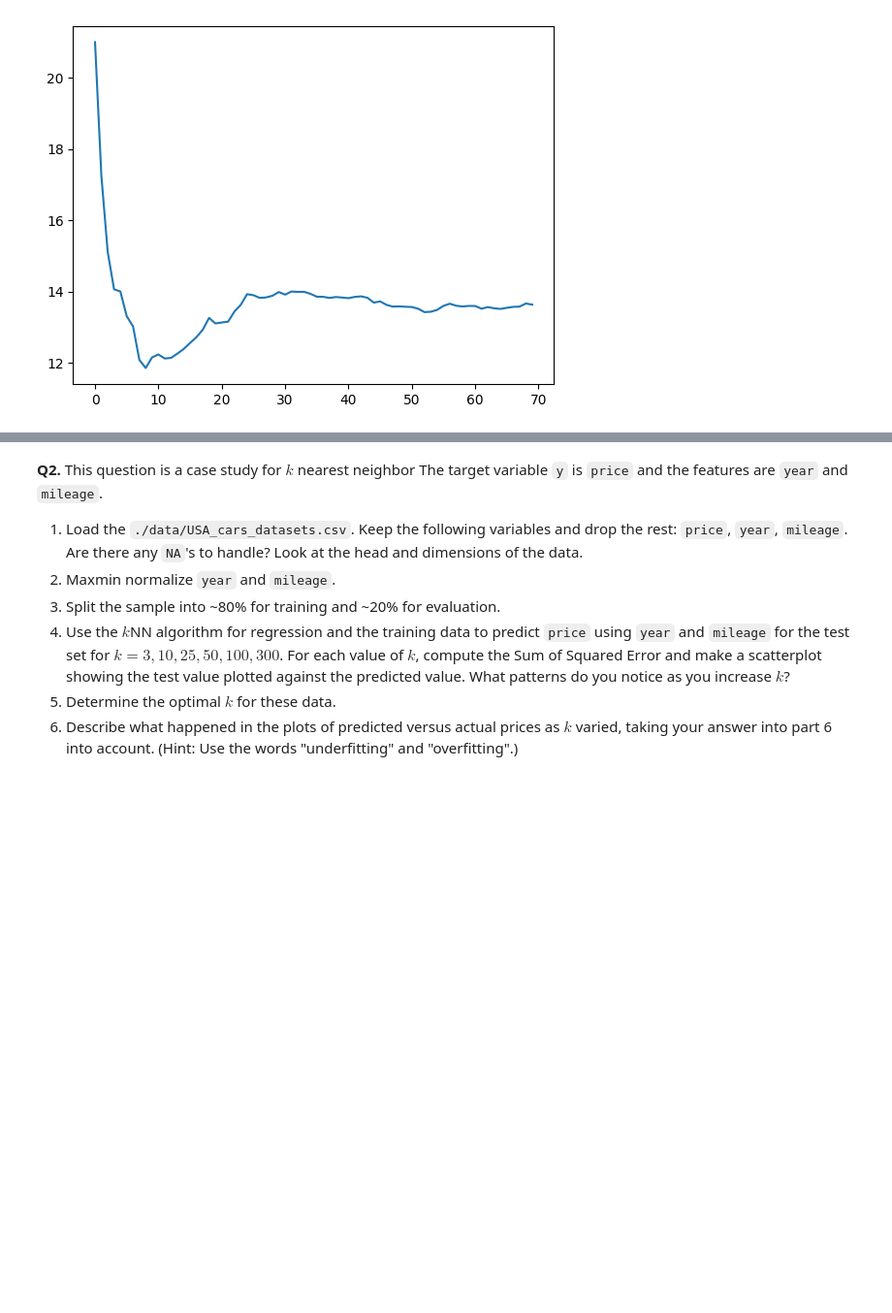
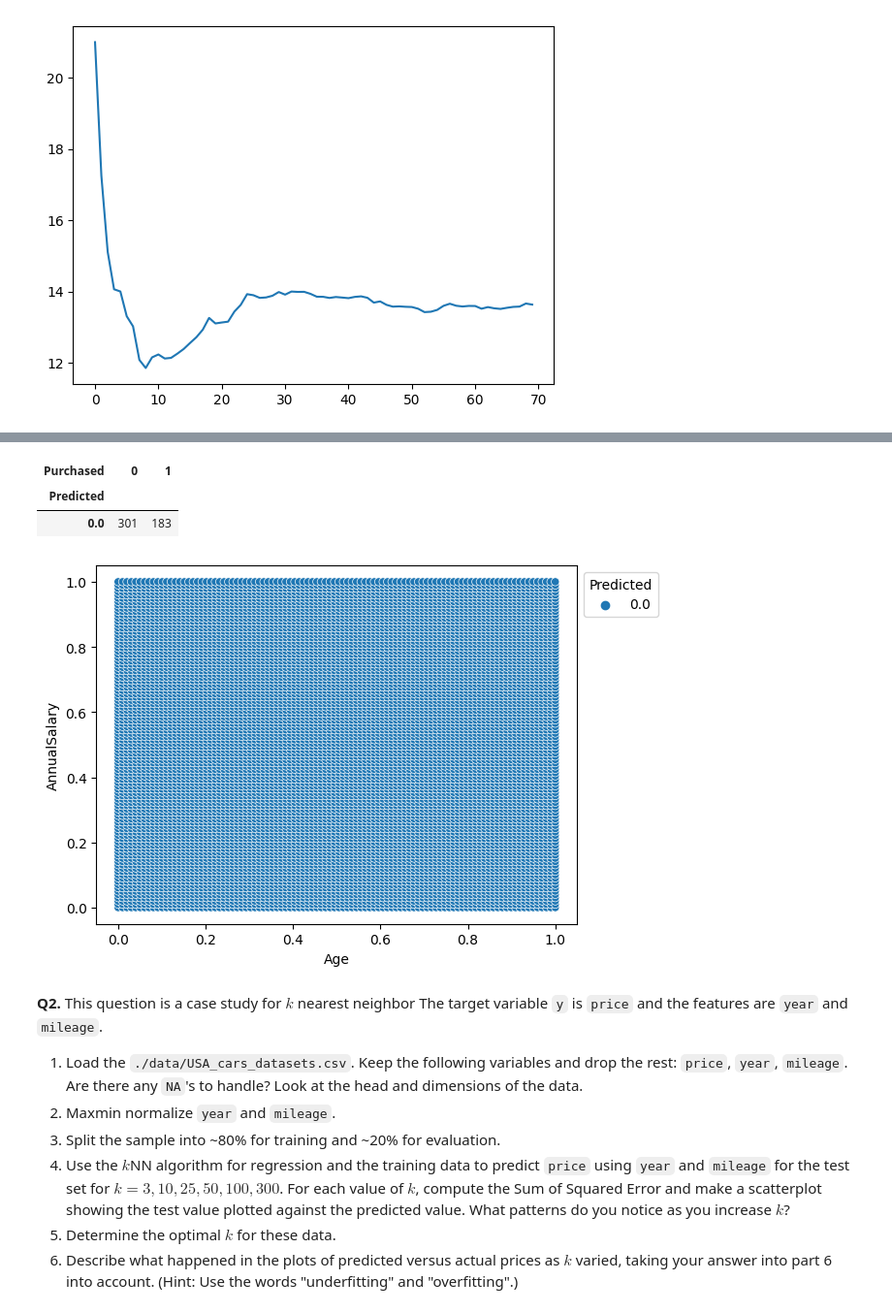
Before and after one commit to Monty-2003/assignment3, a Jupyter notebook: assignment_knn_and_kmc.ipynb, the cells around one changed output, grey strips where cells are left out. Shown at 97% size. Drawn from its saved outputs; the diff is of its cells as text; code cells hidden in the pictures; blank space fills up the shorter version.

```diff
--- a/assignment_knn_and_kmc.ipynb
+++ b/assignment_knn_and_kmc.ipynb
@@ -150,3 +171,26 @@ plot_regression(X, y, 9)
+# %%
+# Now, compute confusion matrices separately for men and women, as in part 6. Does the model make more accurate
+# predictions for one sex or the other? Explain. (Performance of algorithms on population subgroups is a growing topic in data science.)
+
+#male_obs = car_dat.loc[ car_dat['Gender']==0, ['Age', 'AnnualSalary', 'Purchased'] ] # all male rows
+#female_obs = car_dat.loc[ car_dat['Gender']==1, ['Age', 'AnnualSalary', 'Purchased'] ] # all female rows
+
+male_dat = car_dat.loc[car_dat['Gender'] == 0]
+y = male_dat['Purchased']
+X = male_dat[['Age', 'AnnualSalary']]
+
+X.apply(maxmin)
+#X2.apply(maxmin)
+
+# Run regression on all male observations
+x_hat_male = plot_regression(X, y, k=3)
+
+pd.crosstab(x_hat_male['Predicted'], y)
+# %% [output]
+| Purchased | 0 | 1 |
+| Predicted |  |  |
+| 0.0 | 301 | 183 |
+[figure, added]
 # %% [markdown]
 **Q2.** This question is a case study for $k$ nearest neighbor The target variable `y` is `price` and the features are `year` and `mileage`.
 
```
Also changed, not shown: parts of 2 cells of this notebook.
